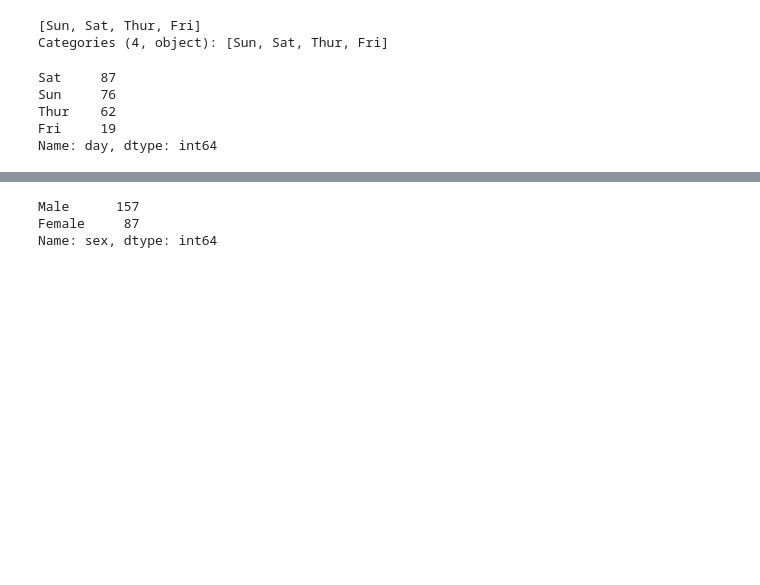
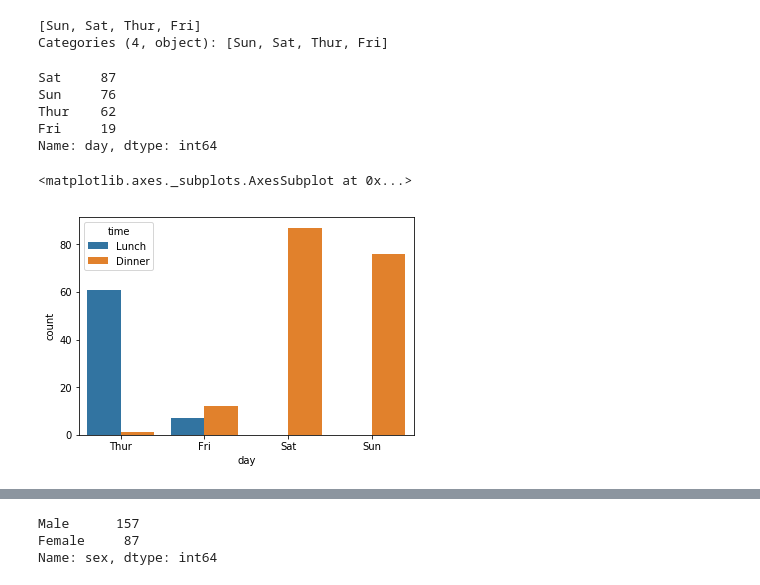
Before and after one commit to chloemcgarry/Fundamentalsofdataanalysis-project, a Jupyter notebook: fundamentalsproject.ipynb, the cells around one changed output, grey strips where cells are left out. Drawn from its saved outputs; the diff is of its cells as text; code cells hidden in the pictures; blank space fills up the shorter version.

```diff
--- a/fundamentalsproject.ipynb
+++ b/fundamentalsproject.ipynb
@@ -146,3 +231,9 @@ Name: day, dtype: int64
 #On Sunday there were 76 visitors to the restaurant
 #On Thursday there were 62 visitors to the restaurant
 #On Friday there were 19 visitors to the restaurant
+# %%
+#Amount of covers each of the days the restaurant was open and what time
+sns.countplot('day', hue="time", data=tips)
+# %% [output]
+<matplotlib.axes._subplots.AxesSubplot at 0x...>
+[figure, added]
```
Also changed, not shown: parts of 26 cells of this notebook.
